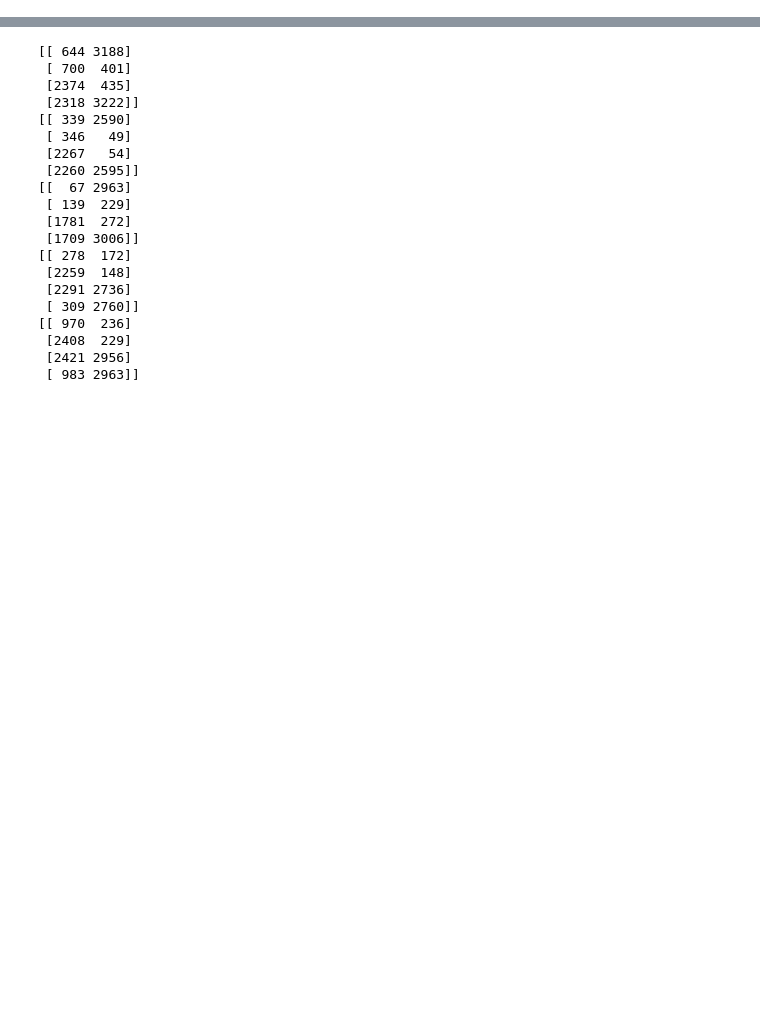
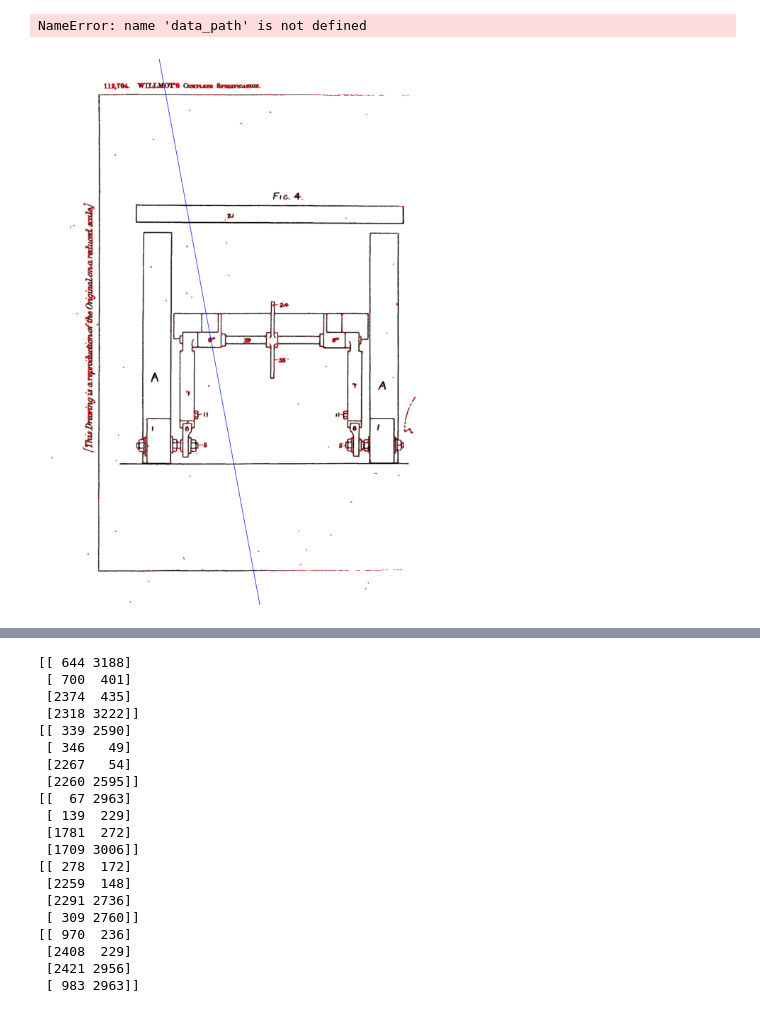
Before and after one commit to hadiyahya11/patent_seg, a Jupyter notebook: 2phases.ipynb, the cells around one changed output, grey strips where cells are left out. Cells and saved outputs as stored; diff of their text form; code cells hidden in the pictures; blank space fills up the shorter version.

```diff
--- a/2phases.ipynb
+++ b/2phases.ipynb
@@ -170,0 +341,71 @@ for i in gb[10:20]:
+# %%
+for i in gb[0:13]:
+
+    img_copy,_ = closest2_contours(data_path+i)
+    print(i)
+    cv2.imshow("phase 1", img_copy)
+    cv2.waitKey(0)
+    cv2.destroyAllWindows()
+    #segmented, contours,_ = second_phase(figure,img_copy)
+    #cv2.imshow("phase 2", segmented)
+    #cv2.waitKey(0)
+    #cv2.destroyAllWindows()
+# %% [output]
+NameError: name 'data_path' is not defined
+# %%
+import cv2
+import numpy as np
+import matplotlib.pyplot as plt
+
+# Load the image
+image = cv2.imread('/mnt/data/image.png', cv2.IMREAD_GRAYSCALE)
+
+# Blur the image to reduce noise
+image = cv2.GaussianBlur(image, (5, 5), 0)
+
+# Crop the image (optional, based on your initial code)
+image = image[100:-100, :]
+
+# Convert the image to float32
+gray = np.float32(image)
+
+# Apply Harris corner detection
+corner_response = cv2.cornerHarris(src=gray, blockSize=2, ksize=7, k=0.07)
+
+# Dilate the corner response image to make the corners more visible
+corner_response = cv2.dilate(corner_response, None)
+
+# Threshold for optimal value
+threshold = 0.001 * corner_response.max()
+
+# Find the coordinates of the corner points that exceed the threshold
+coordinates = np.argwhere(corner_response > threshold)
+coordinates = np.fliplr(coordinates)  # Switch from (y, x) to (x, y) format
+
+# Create a copy of the original image to display corners
+output_image = cv2.cvtColor(image, cv2.COLOR_GRAY2BGR)
+
+# Mark the detected corners in red
+output_image[corner_response > threshold] = [0, 0, 255]
+
+# Fit a line through the detected corner points (x, y)
+if len(coordinates) > 0:
+    [vx, vy, x, y] = cv2.fitLine(coordinates, cv2.DIST_L2, 0, 0.01, 0.01)
+
+    # Calculate two points to draw the line (extend it)
+    lefty = int((-x * vy / vx) + y)
+    righty = int(((output_image.shape[1] - x) * vy / vx) + y)
+
+    # Draw the fitted line in blue
+    cv2.line(output_image, (output_image.shape[1] - 1, righty), (0, lefty), (255, 0, 0), 2)
+
+# Convert BGR to RGB for displaying with matplotlib
+output_image_rgb = cv2.cvtColor(output_image, cv2.COLOR_BGR2RGB)
+
+# Display the result
+plt.figure(figsize=(10, 10))
+plt.imshow(output_image_rgb)
+plt.axis('off')  # Hide axes
+plt.show()
+# %% [output]
+[figure, added]
```
Also changed, not shown: parts of 44 cells of this notebook, 1 other file.
